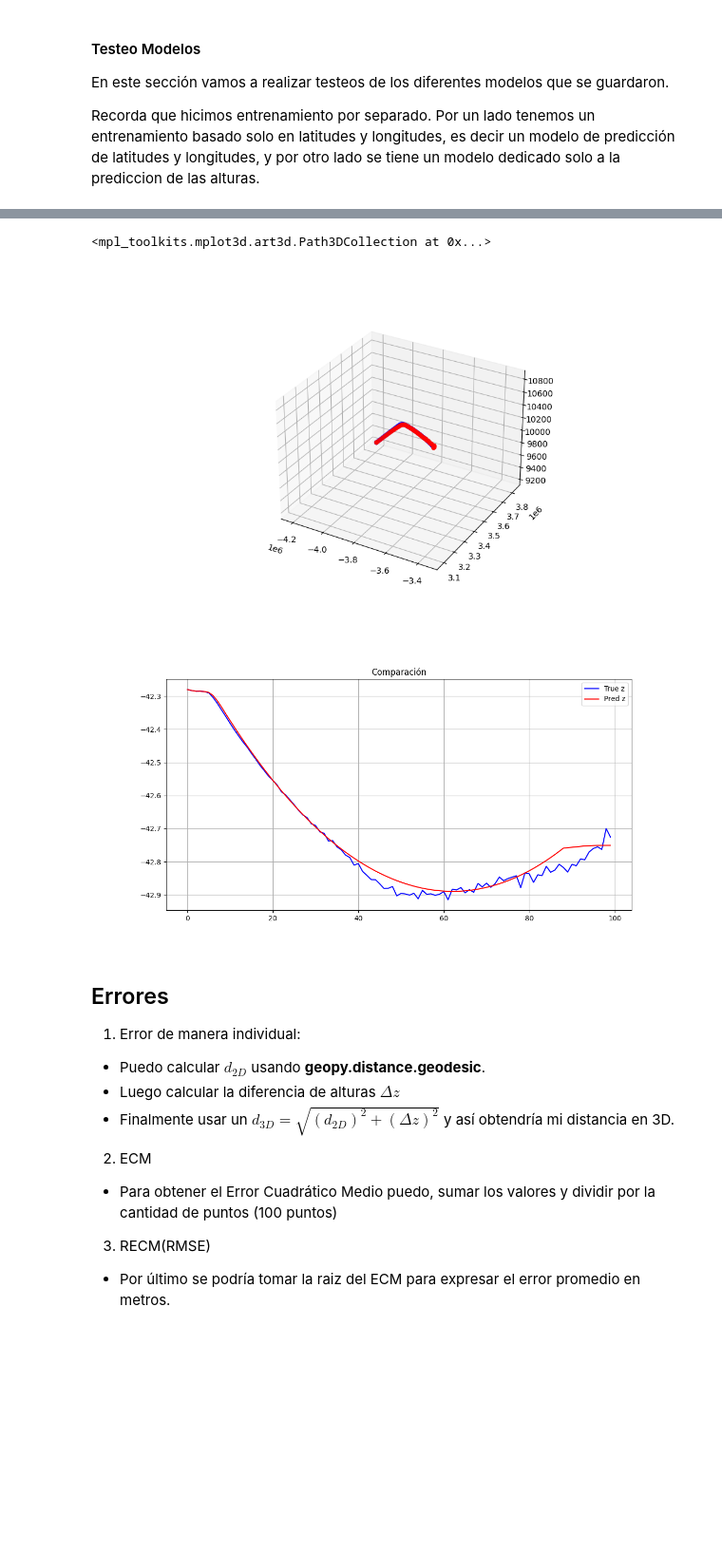
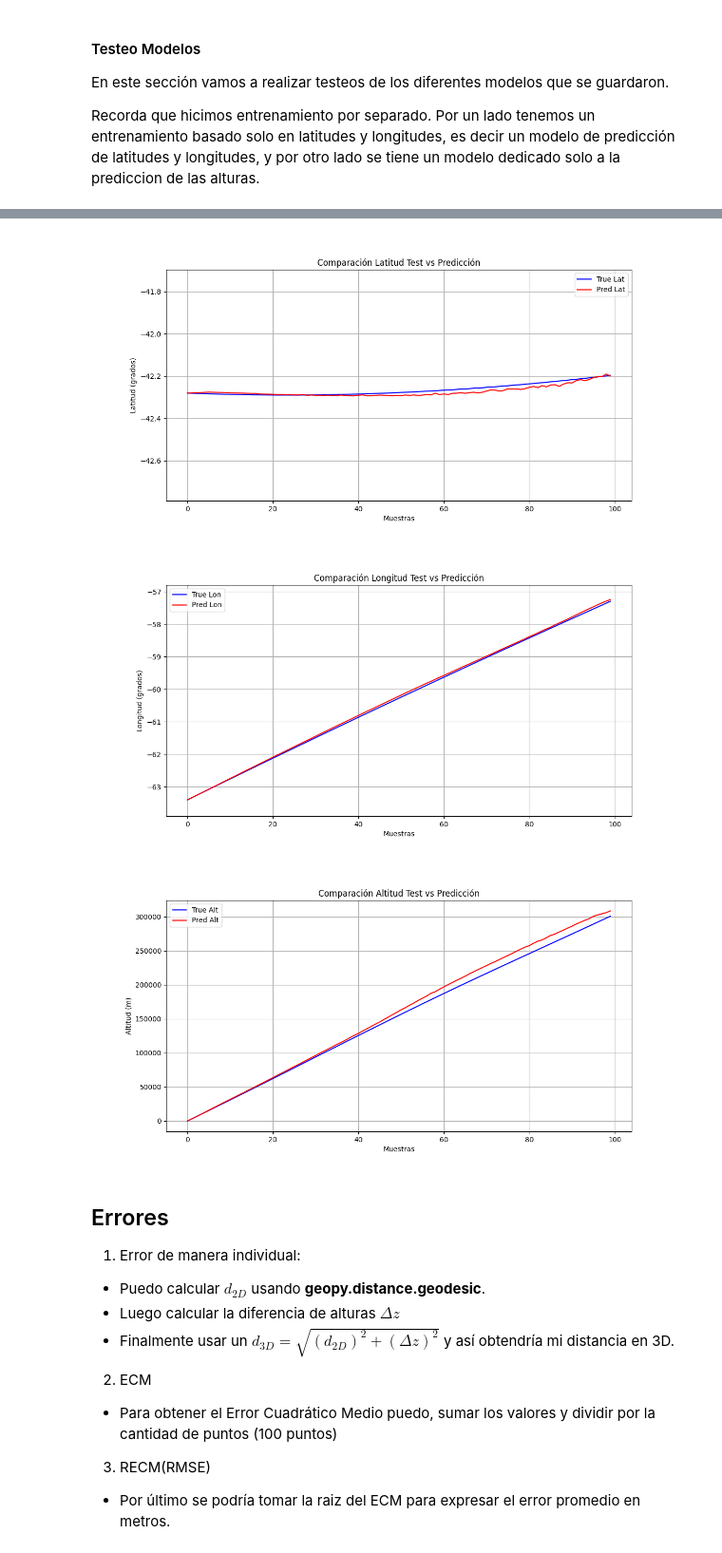
Before and after one commit to ValeFernando840/Ray-Tracing, a Jupyter notebook: 04-Testeo_Modelos.ipynb, the cells around one changed output, grey strips where cells are left out. Shown at 95% size. Cells and saved outputs as stored; diff of their text form; code cells hidden in the pictures; blank space fills up the shorter version.

```diff
--- a/04-Testeo_Modelos.ipynb
+++ b/04-Testeo_Modelos.ipynb
@@ -94,30 +102,47 @@ plt.show()
-# %%
-# Gráficos de resultado 3D
-
-# utlnn.plot_3D(y_true_x*R0, y_true_y*R0, y_true_z*R0)
-fig = plt.figure(figsize=(10, 6))
-ax = fig.add_subplot(projection = '3d')
-ax.scatter(y_true_x*R0, y_true_y*R0, (y_true_z*R0 + R0)/1000, c='blue', label='True')
-ax.scatter(y_pred_x*R0, y_pred_y*R0, (y_pred_z*R0+R0)/1000, c='red', label='Pred')
-# %% [output]
-<mpl_toolkits.mplot3d.art3d.Path3DCollection at 0x...>
-[figure, removed]
-# %%
-phi_true, theta_true, r_true = gc.transform_cartesian_to_spherical(y_true_x*R0, y_true_y*R0, y_true_z*R0)
-phi_pred, theta_pred, r_pred = gc.transform_cartesian_to_spherical(y_pred_x*R0, y_pred_y*R0, y_pred_z*R0)
-
-lat_pred, lon_pred, alt_pred = gc.transform_spherical_to_geographic(phi_pred, theta_pred, r_pred)
-lat_true, lon_true, alt_true = gc.transform_spherical_to_geographic(phi_true, theta_true, r_true)
-
-plt.figure(figsize = (12,6))
-plt.plot(lat_pred, label = 'True z', color = 'blue')
-plt.plot(lat_true, label = 'Pred z', color = 'red')
-plt.title('Comparación')
-plt.grid(True)
-plt.legend()
-plt.show()
-# %% [output]
-[figure, removed]
+# %%
+#Transformación de coordenadas cartesianas a esféricas y luego a geográficas tanto en test como en predicción.
+
+phi_true, theta_true, rho_true = gc.transform_cartesian_to_spherical(y_true_x, y_true_y, y_true_z)
+lat_true, lon_true, alt_true = gc.transform_spherical_to_geographic(phi_true, theta_true, rho_true)
+
+phi_pred, theta_pred, rho_pred = gc.transform_cartesian_to_spherical(y_pred_x, y_pred_y, y_pred_z)
+lat_pred, lon_pred, alt_pred = gc.transform_spherical_to_geographic(phi_pred, theta_pred, rho_pred)
+# %%
+plt.figure(figsize = (12,6))
+plt.plot(lat_true, label = 'True Lat', color = 'blue')
+plt.plot(lat_pred, label = 'Pred Lat', color = 'red')
+plt.ylim(lat_true.min() - 0.5, lat_true.max() + 0.5)
+plt.title('Comparación Latitud Test vs Predicción')
+plt.ylabel('Latitud (grados)')
+plt.xlabel('Muestras')
+plt.grid()
+plt.legend()
+plt.show()
+
+plt.figure(figsize= (12,6))
+plt.plot(lon_true, label = 'True Lon', color = 'blue')
+plt.plot(lon_pred, label = 'Pred Lon', color = 'red')
+plt.ylim(lon_true.min() - 0.5, lon_true.max() + 0.5)
+plt.title('Comparación Longitud Test vs Predicción')
+plt.ylabel('Longitud (grados)')
+plt.xlabel('Muestras')
+plt.grid()
+plt.legend()
+plt.show()
+
+plt.figure(figsize = (12,6))
+plt.plot(alt_true-R0, label = 'True Alt', color = 'blue')
+plt.plot(alt_pred-R0, label = 'Pred Alt', color = 'red')
+plt.title('Comparación Altitud Test vs Predicción')
+plt.ylabel('Altitud (m)')
+plt.xlabel('Muestras')
+plt.grid()
+plt.legend()
+plt.show()
+# %% [output]
+[figure, added]
+[figure, added]
+[figure, added]
 # %%
 # NOTAS:-----------------------
 #De aqui en adelante aún no se trato.
```
Also changed, not shown: parts of 8 cells of this notebook, 1 other file.
